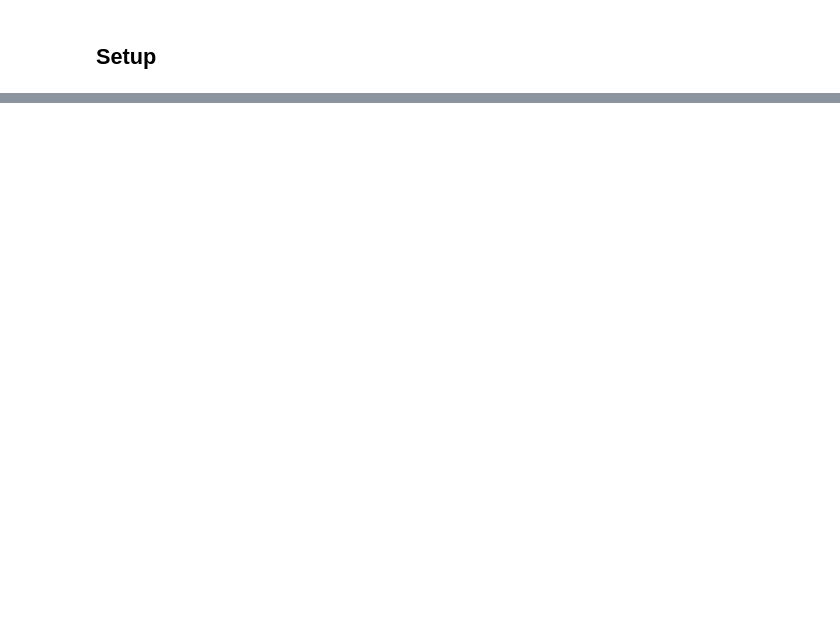
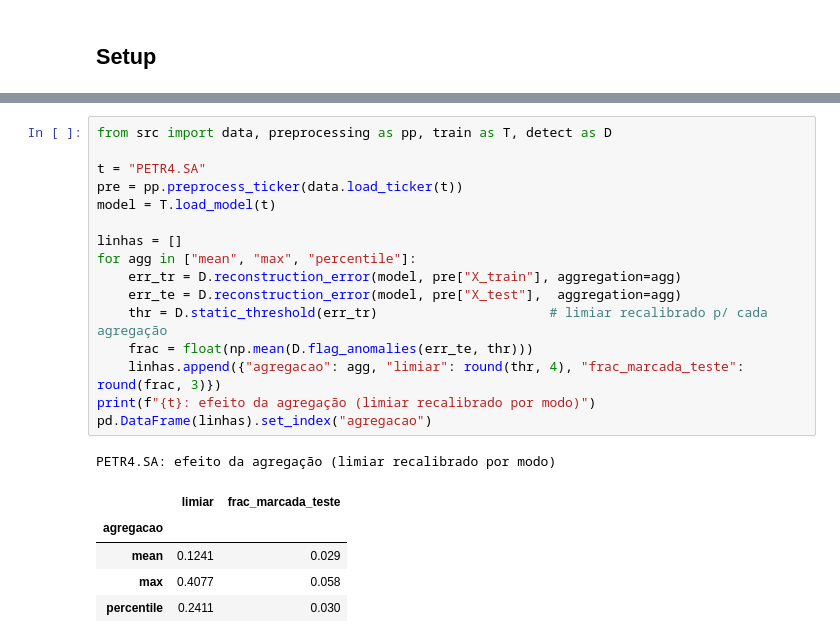
Before and after one commit to Cerne17/NeuraTrade, a Jupyter notebook: notebooks/00_quickstart.ipynb, the cells around one changed output, grey strips where cells are left out. Cells and saved outputs as stored; diff of their text form; blank space fills up the shorter version.

```diff
--- a/notebooks/00_quickstart.ipynb
+++ b/notebooks/00_quickstart.ipynb
@@ -54,0 +63,23 @@ cache de treino `data/raw/`.
+# %%
+from src import data, preprocessing as pp, train as T, detect as D
+
+t = "PETR4.SA"
+pre = pp.preprocess_ticker(data.load_ticker(t))
+model = T.load_model(t)
+
+linhas = []
+for agg in ["mean", "max", "percentile"]:
+    err_tr = D.reconstruction_error(model, pre["X_train"], aggregation=agg)
+    err_te = D.reconstruction_error(model, pre["X_test"],  aggregation=agg)
+    thr = D.static_threshold(err_tr)                      # limiar recalibrado p/ cada agregação
+    frac = float(np.mean(D.flag_anomalies(err_te, thr)))
+    linhas.append({"agregacao": agg, "limiar": round(thr, 4), "frac_marcada_teste": round(frac, 3)})
+print(f"{t}: efeito da agregação (limiar recalibrado por modo)")
+pd.DataFrame(linhas).set_index("agregacao")
+# %% [output]
+PETR4.SA: efeito da agregação (limiar recalibrado por modo)
+|  | limiar | frac_marcada_teste |
+| agregacao |  |  |
+| mean | 0.1241 | 0.029 |
+| max | 0.4077 | 0.058 |
+| percentile | 0.2411 | 0.030 |
```
Also changed, not shown: parts of 18 cells of this notebook, 2 other files.
